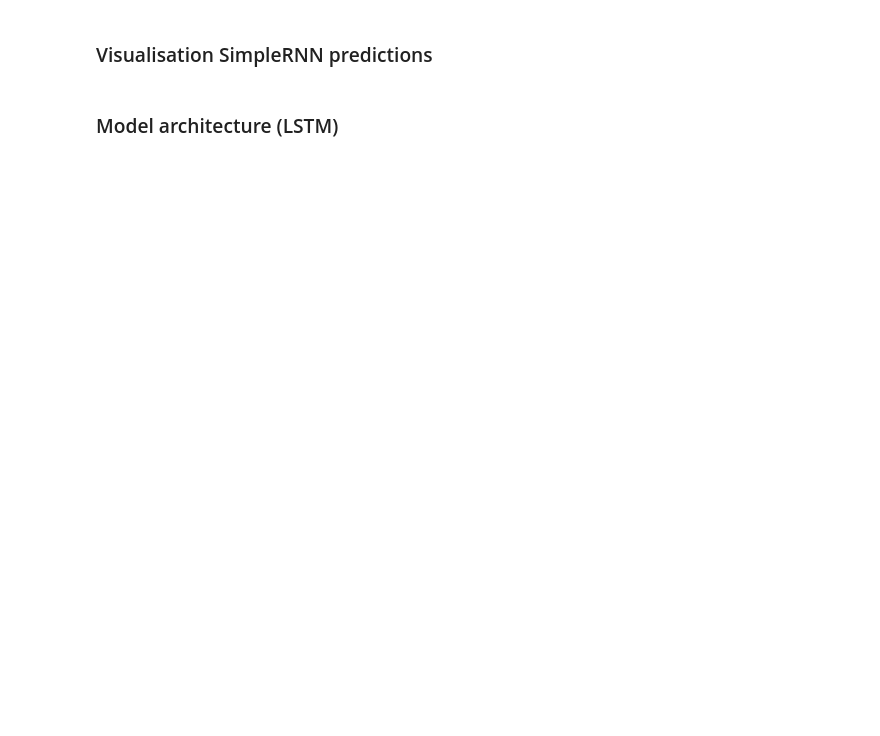
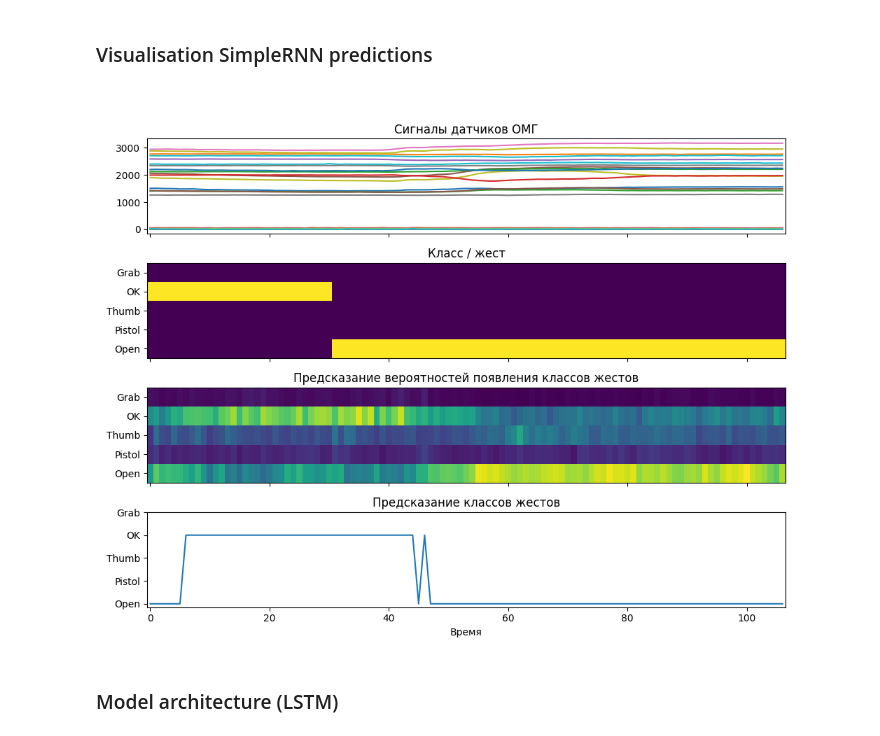
Before and after one commit to Alex1iv/Motorica_3, a Jupyter notebook: 2_model_nn.ipynb, the cells around one changed output. Cells and saved outputs as stored; diff of their text form; code cells hidden in the pictures; blank space fills up the shorter version.

```diff
--- a/2_model_nn.ipynb
+++ b/2_model_nn.ipynb
@@ -576,66 +594,17 @@ x_trn_pred_dict[1][0].shape
 # %% [markdown]
 ### Visualisation SimpleRNN predictions
 # %%
-def get_gesture_prediction_plot(id_pilot, i, mounts, y_pred_train, plot_counter):
-    """
-    Функция построения графиков: датчики ОМГ, изменение класса жеста, вероятности появления жеста и предсказание
-    Агументы:
-    id_pilot = 3  # номер пилота
-    plot_counter = 1 # номер рисунка
-    i - номер наблюдениия
-    """
-
-    mount = mounts[id_pilot]         # выбираем номер пилота
-    X_train_nn = mount['X_train_nn']
-    y_train_nn = mount['y_train_nn']
-    #y_pred_train_nn = mount['y_pred_train_nn']
-    #y_pred_train_nn_mean = np.mean(x_trn_pred_dict[id_pilot], axis=0)
-
-    fig, ax = plt.subplots(4, 1, sharex=True, figsize=(10, 8))
-    plt.suptitle(f'Рис. {plot_counter} - наблюдение {i} пилота {id_pilot}' , y=-0.01, fontsize=16)
-
-    plt.subplots_adjust(  left=0.1,   right=0.9,
-                        bottom=0.1,     top=0.9,
-                        wspace=0.1,  hspace=0.4)
-
-    ax[0].plot(X_train_nn[i])
-    ax[0].set_title('Сигналы датчиков ОМГ')
-
-    ax[1].imshow(y_train_nn[i].T, origin="lower")
-    ax[1].set_aspect('auto')
-    ax[1].set_title('Класс / жест')
-    ax[1].set_yticks(
-        np.arange(5),
-        ['Open', 'Pistol', 'Thumb', 'OK', 'Grab']
-    )
-
-    ax[2].imshow(y_pred_train_nn_mean[i].T, origin="lower")
-    ax[2].set_aspect('auto')
-    ax[2].set_title('Предсказание вероятностей появления классов жестов')
-    ax[2].set_yticks(
-        np.arange(5),
-        ['Open', 'Pistol', 'Thumb', 'OK', 'Grab']
-    )
-
-    ax[3].plot(y_pred_train_nn_mean[i].argmax(axis=-1))
-    ax[3].set_aspect('auto')
-    ax[3].set_title('Предсказание классов жестов')
-    ax[3].set_yticks(
-        np.arange(5),
-        ['Open', 'Pistol', 'Thumb', 'OK', 'Grab']
-    )
-    ax[3].set_xlabel('Время')
-    plt.tight_layout()
-
 id_pilot=3
 y_pred_train_nn = mount['y_pred_train_nn']
 y_pred_train_nn_mean = np.mean(x_trn_pred_dict[id_pilot], axis=0)
 
 f.get_gesture_prediction_plot(id_pilot=3,
                               i=5,
                               mounts=mounts,
                               y_pred_train_nn_mean=y_pred_train_nn_mean,
                               plot_counter=1)
+# %% [output]
+[figure, added]
 # %% [markdown]
 ### Model architecture (LSTM)
 # %%
```
Also changed, not shown: parts of 14 cells of this notebook, 6 other files.
